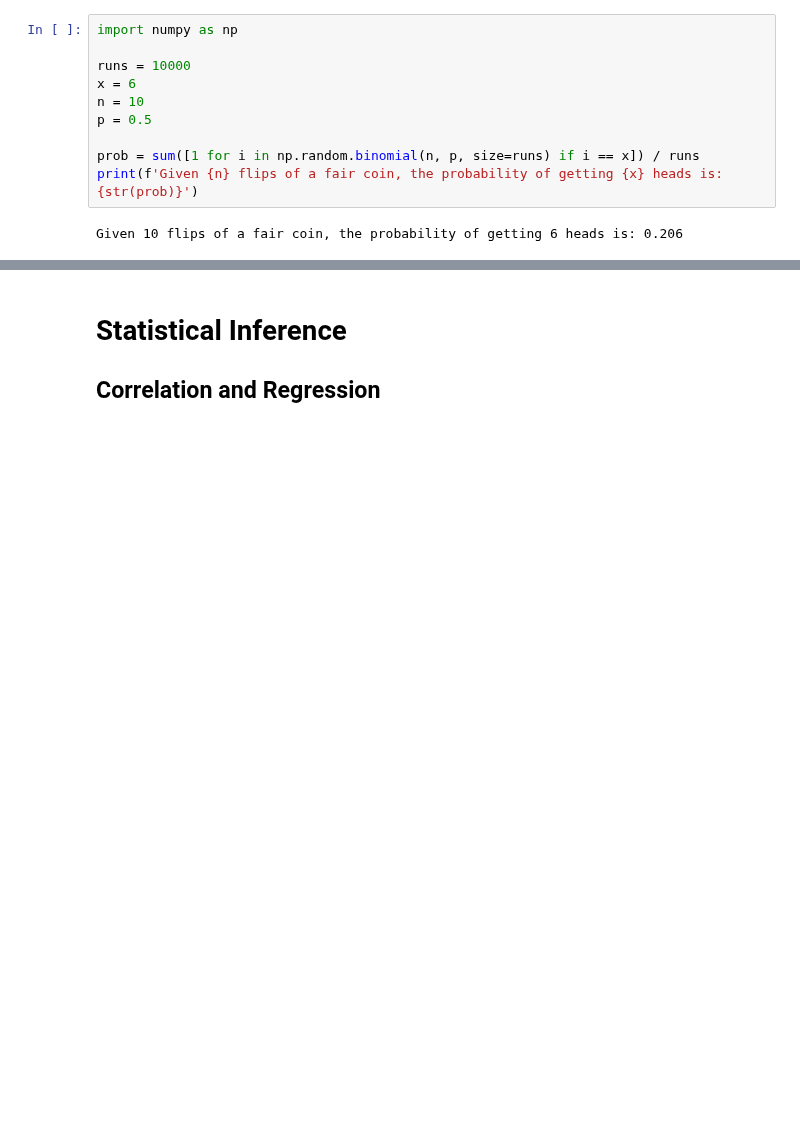
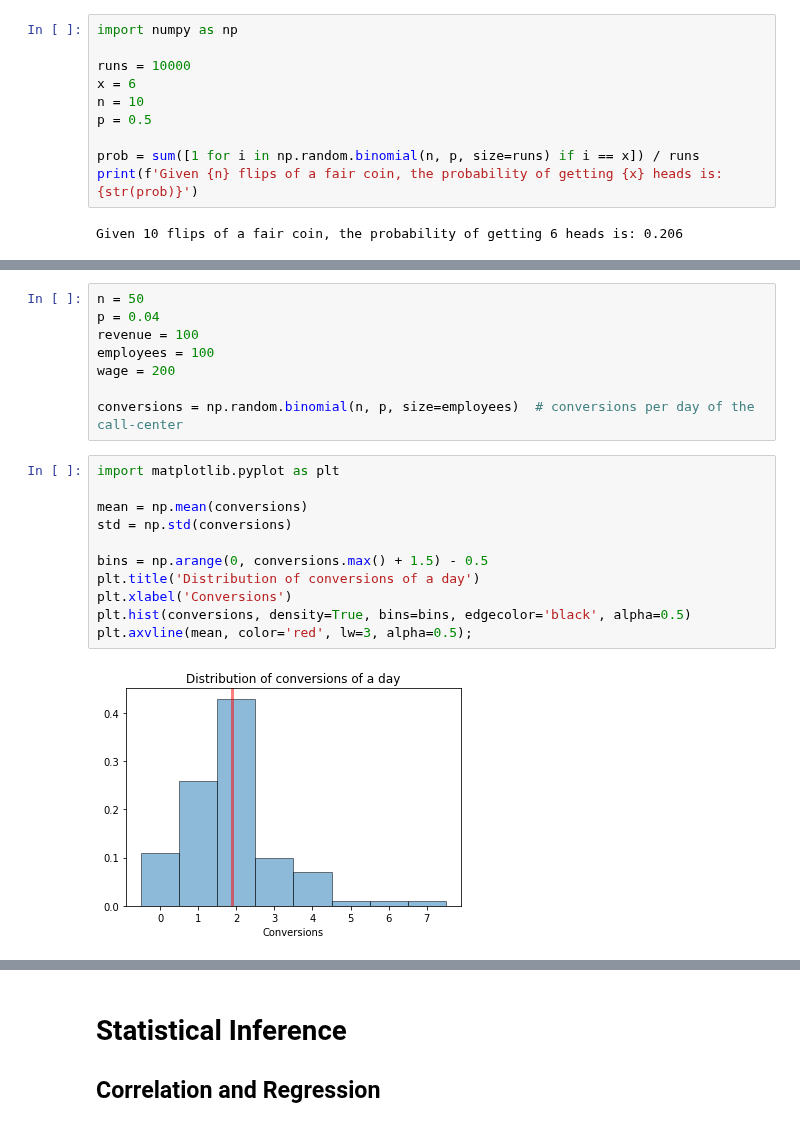
Before and after one commit to thomd/math, a Jupyter notebook: statistics.ipynb, the cells around one changed output, grey strips where cells are left out. Drawn from its saved outputs; the diff is of its cells as text; blank space fills up the shorter version.

```diff
--- a/statistics.ipynb
+++ b/statistics.ipynb
@@ -820,0 +835,21 @@ Given 10 flips of a fair coin, the probability of getting 6 heads is: 0.206
+# %%
+n = 50
+p = 0.04
+revenue = 100
+employees = 100
+wage = 200
+
+conversions = np.random.binomial(n, p, size=employees)  # conversions per day of the call-center
+# %%
+import matplotlib.pyplot as plt
+
+mean = np.mean(conversions)
+std = np.std(conversions)
+
+bins = np.arange(0, conversions.max() + 1.5) - 0.5
+plt.title('Distribution of conversions of a day')
+plt.xlabel('Conversions')
+plt.hist(conversions, density=True, bins=bins, edgecolor='black', alpha=0.5)
+plt.axvline(mean, color='red', lw=3, alpha=0.5);
+# %% [output]
+[figure, added]
```
Also changed, not shown: parts of 5 cells of this notebook.
